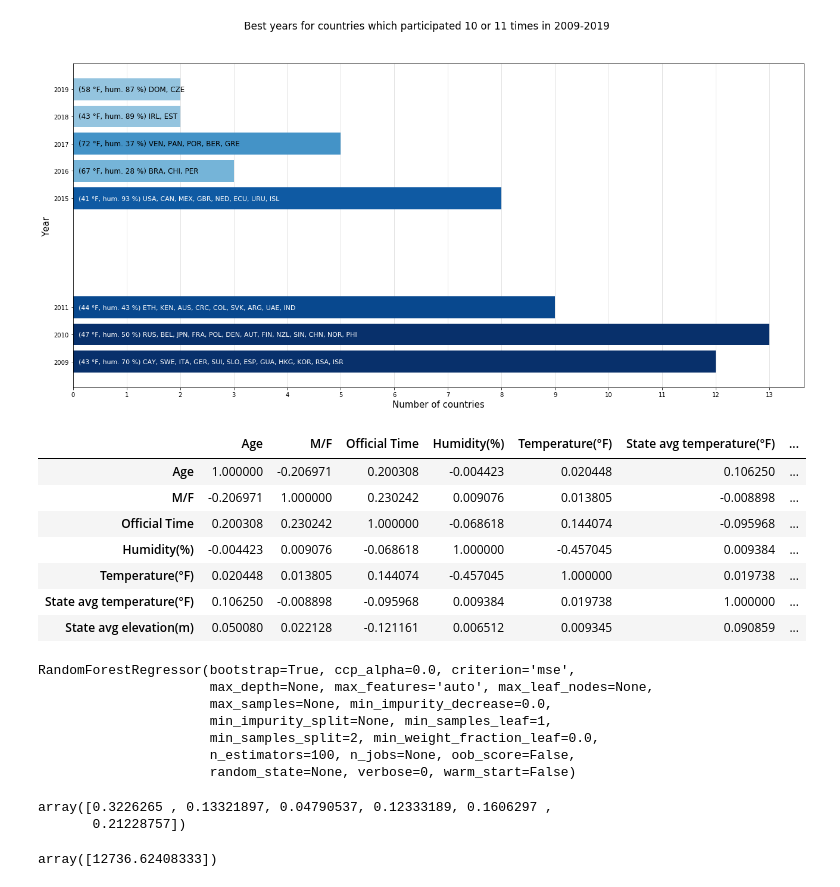
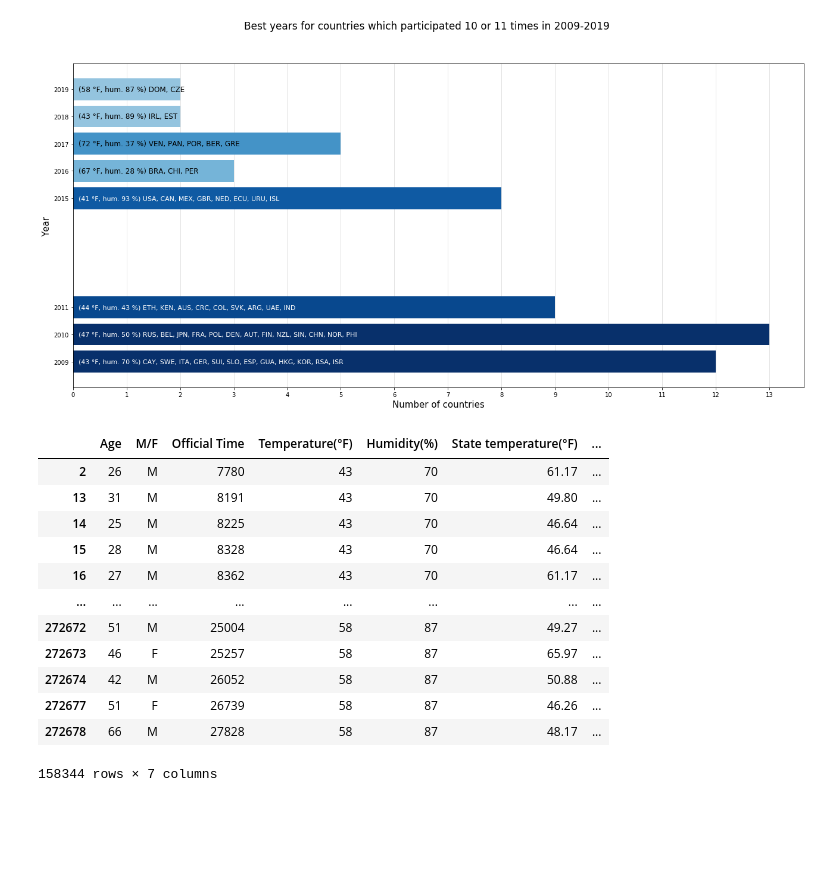
Before and after one commit to tadeq/Boston-marathon-data-analysis, a Jupyter notebook: data_analysis.ipynb, the cells around one changed output. Saved outputs shown, nothing was run; the diff lists cells and outputs as text; code cells hidden in the pictures; blank space fills up the shorter version.

```diff
--- a/data_analysis.ipynb
+++ b/data_analysis.ipynb
@@ -816,19 +762,23 @@ us_results_sec['Temperature(°F)'] = us_results_temp
+# %%
+us_results_sec['Temperature(°F)'] = us_results_sec['Year'].map(lambda year: weather[weather['Year']==year]['Temperature(°F)'].values[0])
+us_results_sec['Humidity(%)'] = us_results_sec['Year'].map(lambda year: weather[weather['Year']==year]['Humidity(%)'].values[0])
+us_results_sec['State temperature(°F)'] = us_results_sec['State'].map(lambda state: states[states['Postal abbreviation']==state]['Avg temperature(°F)'].values[0])
+us_results_sec['State elevation(m)'] = us_results_sec['State'].map(lambda state: states[states['Postal abbreviation']==state]['Avg elevation(m)'].values[0])
 # %%
-us_results_sec = us_results_sec.drop(columns=['Year'])
+us_results_sec = us_results_sec.drop(columns=['Year', 'State'])
-# %%
-us_results_sec['M/F'] = us_results_sec['M/F'].apply(lambda gender: 0 if gender=='M' else 1)
-us_results_sec['State avg temperature(°F)'] = us_results_sec['State'].apply(lambda state: states[states['Postal abbreviation']==state]['Avg temperature(°F)'].values[0])
-us_results_sec['State avg elevation(m)'] = us_results_sec['State'].apply(lambda state: states[states['Postal abbreviation']==state]['Avg elevation(m)'].values[0])
-# %%
-us_results_sec = us_results_sec.drop(columns=['State'])
 # %%
-us_results_sec.corr()
+us_results_sec
 # %% [output]
-|  | Age | M/F | Official Time | Humidity(%) | Temperature(°F) | State avg temperature(°F) | ... |
-| Age | 1.000000 | -0.206971 | 0.200308 | -0.004423 | 0.020448 | 0.106250 | ... |
-| M/F | -0.206971 | 1.000000 | 0.230242 | 0.009076 | 0.013805 | -0.008898 | ... |
-| Official Time | 0.200308 | 0.230242 | 1.000000 | -0.068618 | 0.144074 | -0.095968 | ... |
-| Humidity(%) | -0.004423 | 0.009076 | -0.068618 | 1.000000 | -0.457045 | 0.009384 | ... |
-| Temperature(°F) | 0.020448 | 0.013805 | 0.144074 | -0.457045 | 1.000000 | 0.019738 | ... |
-| State avg temperature(°F) | 0.106250 | -0.008898 | -0.095968 | 0.009384 | 0.019738 | 1.000000 | ... |
-| State avg elevation(m) | 0.050080 | 0.022128 | -0.121161 | 0.006512 | 0.009345 | 0.090859 | ... |
+|  | Age | M/F | Official Time | Temperature(°F) | Humidity(%) | State temperature(°F) | ... |
+| 2 | 26 | M | 7780 | 43 | 70 | 61.17 | ... |
+| 13 | 31 | M | 8191 | 43 | 70 | 49.80 | ... |
+| 14 | 25 | M | 8225 | 43 | 70 | 46.64 | ... |
+| 15 | 28 | M | 8328 | 43 | 70 | 46.64 | ... |
+| 16 | 27 | M | 8362 | 43 | 70 | 61.17 | ... |
+| ... | ... | ... | ... | ... | ... | ... | ... |
+| 272672 | 51 | M | 25004 | 58 | 87 | 49.27 | ... |
+| 272673 | 46 | F | 25257 | 58 | 87 | 65.97 | ... |
+| 272674 | 42 | M | 26052 | 58 | 87 | 50.88 | ... |
+| 272677 | 51 | F | 26739 | 58 | 87 | 46.26 | ... |
+| 272678 | 66 | M | 27828 | 58 | 87 | 48.17 | ... |
+158344 rows × 7 columns
@@ -839,19 +784,0 @@ regr = RandomForestRegressor()
-# %%
-regr.fit(us_results_sec.drop(columns=['Official Time']), us_results_sec['Official Time'])
-# %% [output]
-RandomForestRegressor(bootstrap=True, ccp_alpha=0.0, criterion='mse',
-                      max_depth=None, max_features='auto', max_leaf_nodes=None,
-                      max_samples=None, min_impurity_decrease=0.0,
-                      min_impurity_split=None, min_samples_leaf=1,
-                      min_samples_split=2, min_weight_fraction_leaf=0.0,
-                      n_estimators=100, n_jobs=None, oob_score=False,
-                      random_state=None, verbose=0, warm_start=False)
-# %%
-regr.feature_importances_
-# %% [output]
-array([0.3226265 , 0.13321897, 0.04790537, 0.12333189, 0.1606297 ,
-       0.21228757])
-# %%
-regr.predict([[33, 1, 50,65,33,1000]])
-# %% [output]
-array([12736.62408333])
```
Also changed, not shown: parts of 19 cells of this notebook.
